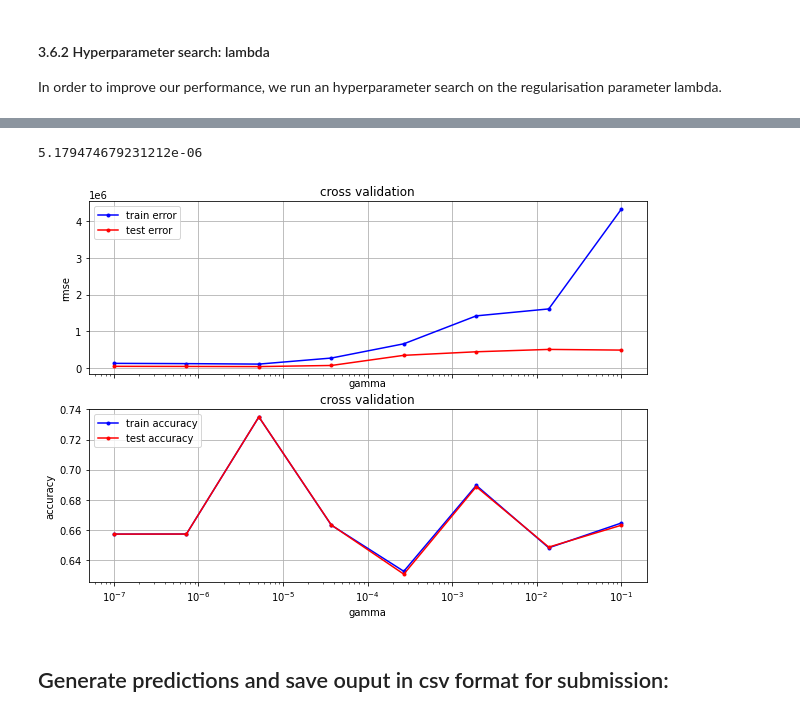
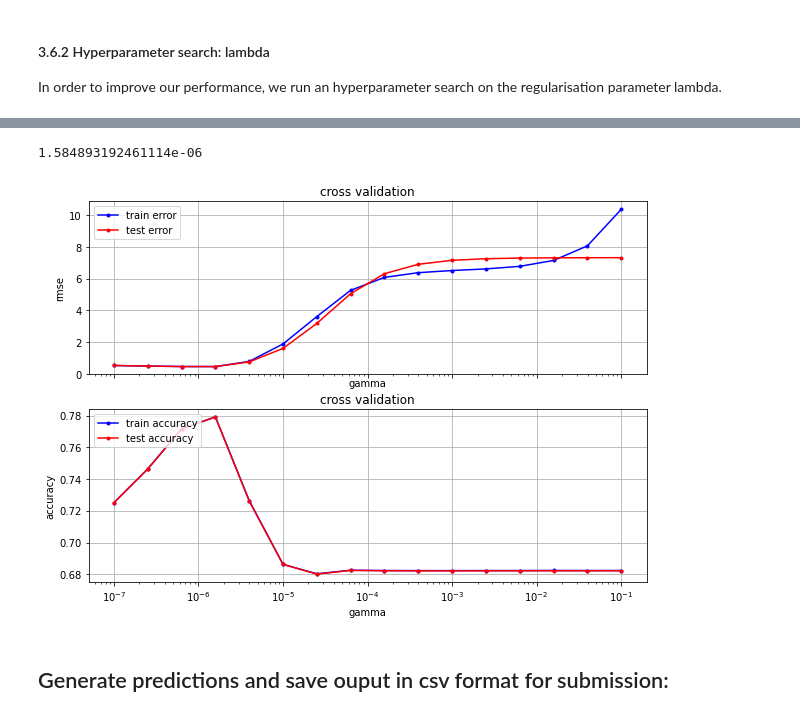
Before and after one commit to Noyt/ML2020_PR1, a Jupyter notebook: project1.ipynb, the cells around one changed output, grey strips where cells are left out. Drawn from its saved outputs; the diff is of its cells as text; code cells hidden in the pictures.

```diff
--- a/project1.ipynb
+++ b/project1.ipynb
@@ -32,8 +29,10 @@ Before any attempt to prediction, we perform some data cleaning (TODO) and prepr
 # %%
 mass_abs(tX)
 tx = standardise(tX)
+tx_phi = np.delete(tx, [15, 18, 20], axis = 1)
+tx_phi = np.c_[np.ones(len(tx[:,0])), tx_phi]
 tx = np.c_[np.ones(len(tx[:,0])), tx]
 # add constant term
-nb_features=tx.shape[1]
-tx
+nb_features=tx_phi.shape[1]
+tx_phi
 # %% [output]
@@ -59,8 +58,3 @@ print('Acc pour standardisé:  {} '.format(compute_accuracy(w, y, tx)))
 # %% [output]
 Acc pour non standardisé:  0.743824
 Acc pour standardisé:  0.802576
-# %%
-tx_phi = np.delete(tx, [16, 19, 21], axis = 1)
-#Three columns (15, 18, 20) are the phi which have the same distribution when their predicitons are s or b
-w, loss = least_squares(y, tx_phi)
-print('Acc pour non standardisé:  {} '.format(compute_accuracy(w, y, tx_phi)))
@@ -241,9 +237,12 @@ cross_validation(y_log_reg, tx, compute_accuracy_log_reg, 'reg_logistic_regressi
 
 In order to improve our performance, we run an hyperparameter search on the regularisation parameter lambda.
 # %%
-kwargs['initial_w'] = np.zeros(nb_features)
+poly_tx = build_poly(tx_phi, 2)
+
+kwargs['initial_w'] = np.zeros(nb_features * 2 - 1)
 kwargs['max_iters'] = 50
-kwargs['gamma'] = 0.001
+kwargs['gamma'] = 0.000001
+kwargs['norm'] = 'l2'
 lambda_space = np.logspace(-5, -1.1, 15)
-best_lambda = cross_validation_hyper_search(y_log_reg, tx, 'lambda_', lambda_space , compute_accuracy_log_reg, 'reg_logistic_regression', 4, **kwargs)
+best_lambda = cross_validation_hyper_search(y_log_reg, poly_tx, 'lambda_', lambda_space , compute_accuracy_log_reg, 'reg_logistic_regression', 4, **kwargs)
 best_lambda
@@ -253,13 +249,13 @@ best_lambda
 # %%
-kwargs['initial_w'] = np.zeros(nb_features)
+kwargs['initial_w'] = np.zeros(nb_features * 2 - 1)
 kwargs['max_iters'] = 50
 kwargs['lambda'] = best_lambda
-gamma_space = np.logspace(-7, -1, 8)
-best_gamma = cross_validation_hyper_search(y_log_reg, tx, 'gamma', gamma_space , compute_accuracy_log_reg, 'reg_logistic_regression', 4, **kwargs)
+gamma_space = np.logspace(-7, -1, 16)
+best_gamma = cross_validation_hyper_search(y_log_reg, poly_tx, 'gamma', gamma_space , compute_accuracy_log_reg, 'reg_logistic_regression', 4, **kwargs)
 best_gamma
 # %% [output]
-5.179474679231212e-06
+1.584893192461114e-06
-[figure, old version]
+[figure, new version]
 # %% [markdown]
 ## Generate predictions and save ouput in csv format for submission:
 # %%
```
Also changed, not shown: parts of 7 cells of this notebook, 1 other file.
